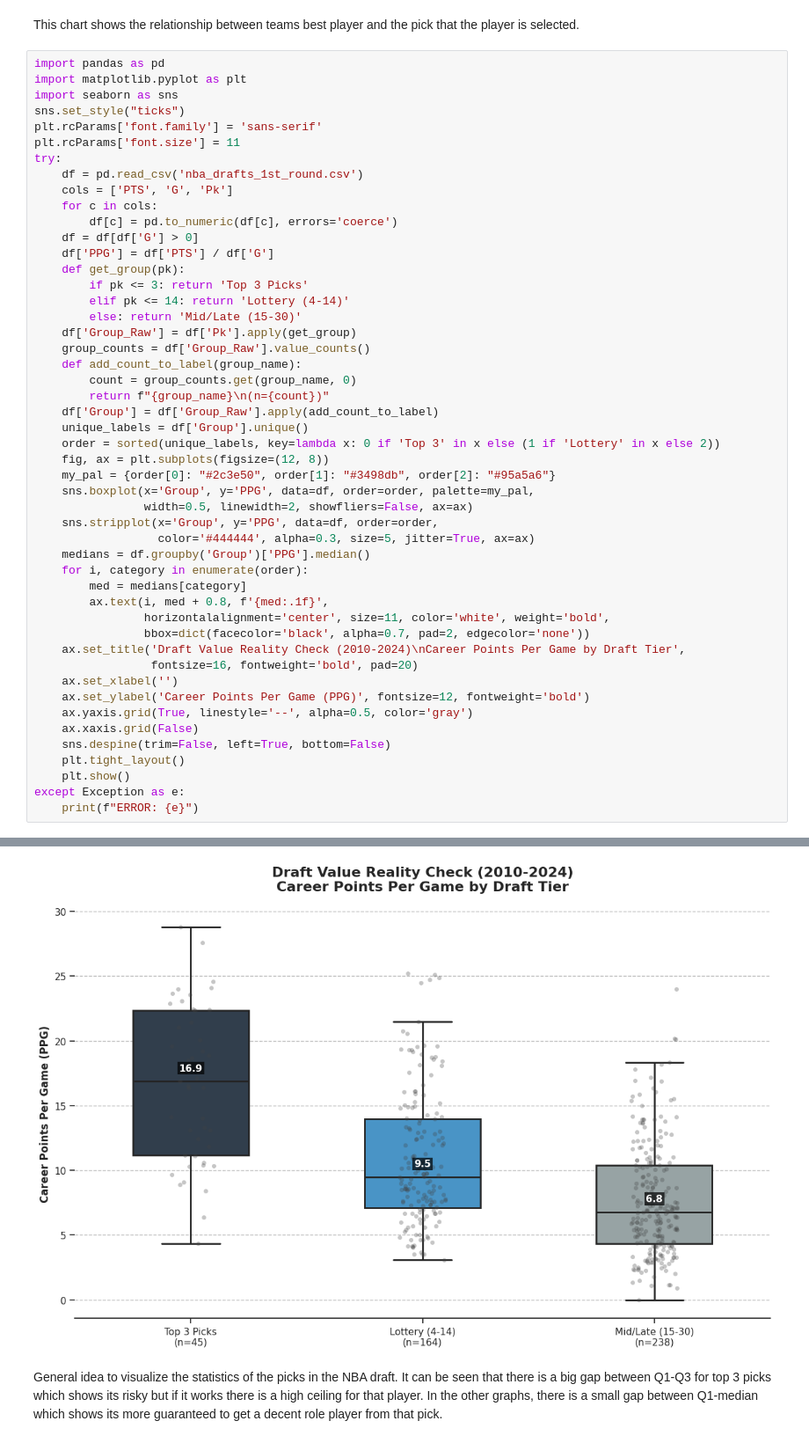
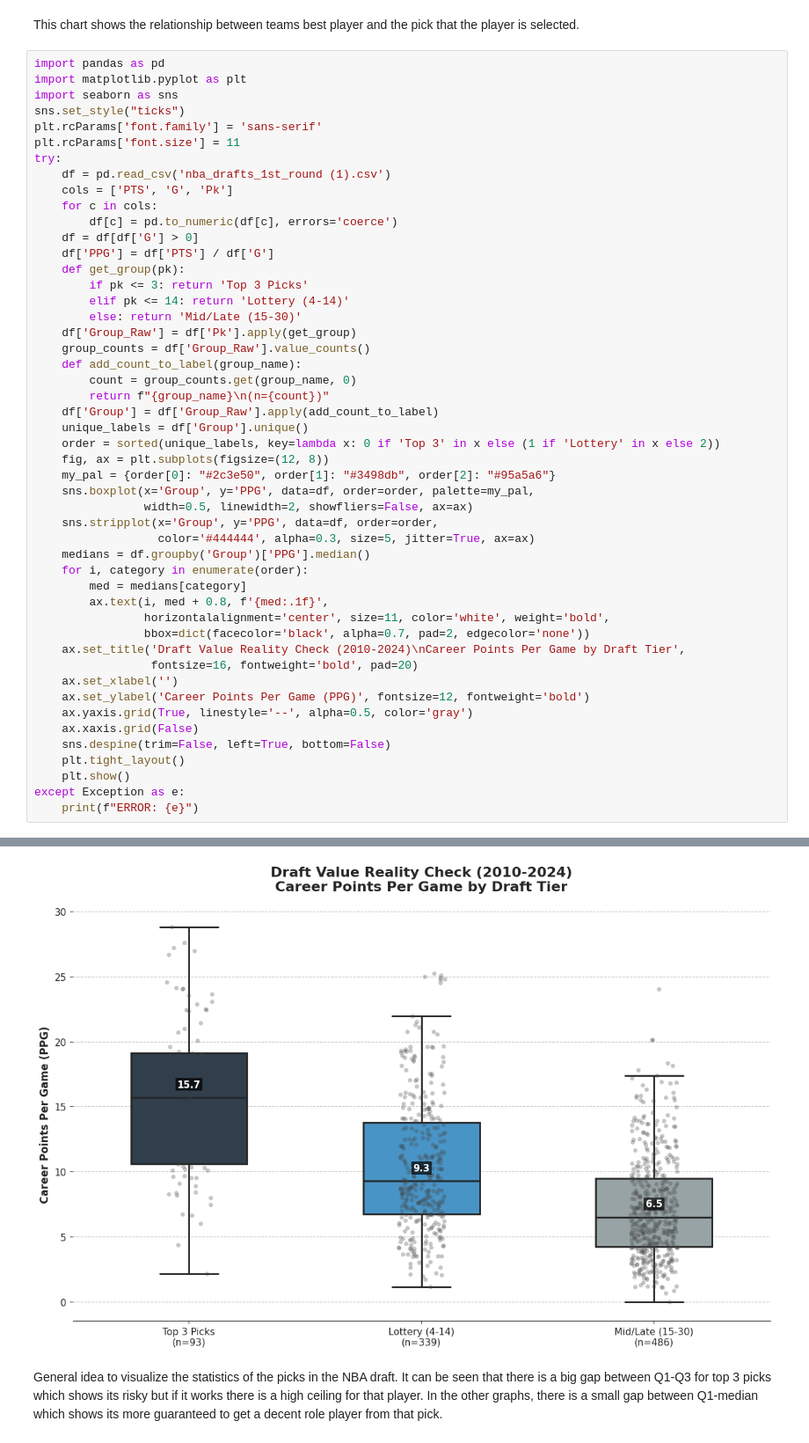
Before and after one commit to Mirocan17/DSA-210-TERM-PROJECT, a Jupyter notebook: notebooks/EDA27.ipynb, the cells around one changed output, grey strips where cells are left out. Shown at 88% size. Saved outputs shown, nothing was run; the diff lists cells and outputs as text.

```diff
--- a/notebooks/EDA27.ipynb
+++ b/notebooks/EDA27.ipynb
@@ -205,7 +200,7 @@ sns.set_style("ticks")
 plt.rcParams['font.family'] = 'sans-serif'
 plt.rcParams['font.size'] = 11
 try:
-    df = pd.read_csv('nba_drafts_1st_round.csv')
+    df = pd.read_csv('nba_drafts_1st_round (1).csv')
     cols = ['PTS', 'G', 'Pk']
     for c in cols:
         df[c] = pd.to_numeric(df[c], errors='coerce')
@@ -223,33 +218,33 @@ try:
     df['Group'] = df['Group_Raw'].apply(add_count_to_label)
     unique_labels = df['Group'].unique()
     order = sorted(unique_labels, key=lambda x: 0 if 'Top 3' in x else (1 if 'Lottery' in x else 2))
     fig, ax = plt.subplots(figsize=(12, 8))
     my_pal = {order[0]: "#2c3e50", order[1]: "#3498db", order[2]: "#95a5a6"}
     sns.boxplot(x='Group', y='PPG', data=df, order=order, palette=my_pal,
                 width=0.5, linewidth=2, showfliers=False, ax=ax)
     sns.stripplot(x='Group', y='PPG', data=df, order=order,
                   color='#444444', alpha=0.3, size=5, jitter=True, ax=ax)
     medians = df.groupby('Group')['PPG'].median()
     for i, category in enumerate(order):
         med = medians[category]
         ax.text(i, med + 0.8, f'{med:.1f}',
                 horizontalalignment='center', size=11, color='white', weight='bold',
                 bbox=dict(facecolor='black', alpha=0.7, pad=2, edgecolor='none'))
     ax.set_title('Draft Value Reality Check (2010-2024)\nCareer Points Per Game by Draft Tier',
                  fontsize=16, fontweight='bold', pad=20)
     ax.set_xlabel('')
     ax.set_ylabel('Career Points Per Game (PPG)', fontsize=12, fontweight='bold')
     ax.yaxis.grid(True, linestyle='--', alpha=0.5, color='gray')
     ax.xaxis.grid(False)
     sns.despine(trim=False, left=True, bottom=False)
     plt.tight_layout()
     plt.show()
 except Exception as e:
     print(f"ERROR: {e}")
 # %% [output]
 Passing `palette` without assigning `hue` is deprecated and will be removed in v0.14.0. Assign the `x` variable to `hue` and set `legend=False` for the same effect.
 
   sns.boxplot(x='Group', y='PPG', data=df, order=order, palette=my_pal,
-[figure, old version]
+[figure, new version]
 # %% [markdown]
 General idea to visualize the statistics of the picks in the NBA draft. It can be seen that there is a big gap between Q1-Q3 for top 3 picks which shows its risky but if it works there is a high ceiling for that player. In the other graphs, there is a small gap between Q1-median which shows its more guaranteed to get a decent role player from that pick.
```
Also changed, not shown: parts of 4 cells of this notebook.
